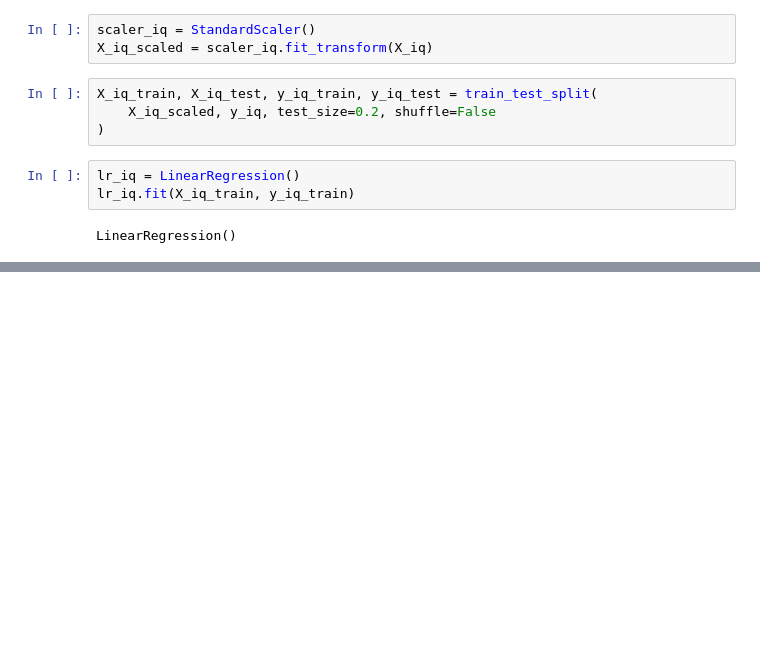
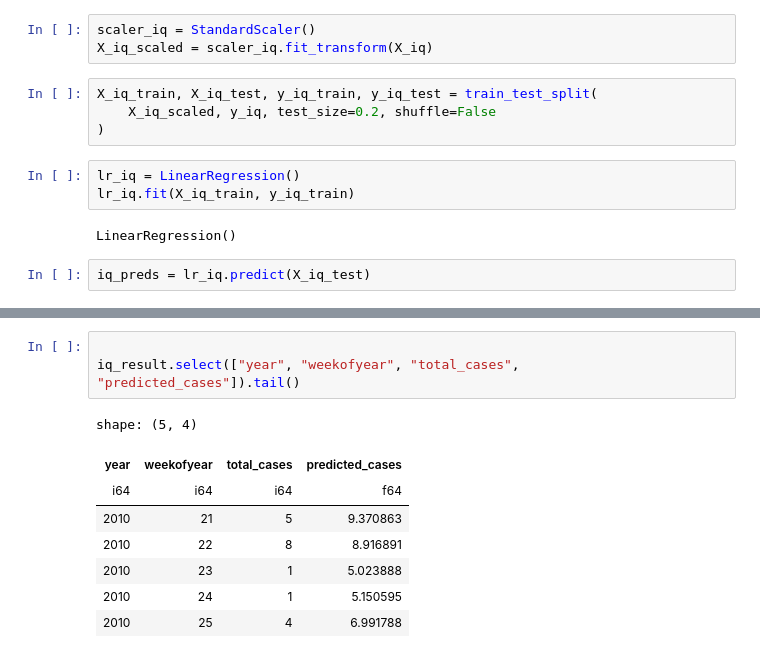
Before and after one commit to shivamnsingh/DengAi, a Jupyter notebook: code.ipynb, the cells around one changed output, grey strips where cells are left out. Cells and saved outputs as stored; diff of their text form; blank space fills up the shorter version.

```diff
--- a/code.ipynb
+++ b/code.ipynb
@@ -354,3 +354,5 @@ lr_iq = LinearRegression()
 lr_iq.fit(X_iq_train, y_iq_train)
 # %% [output]
 LinearRegression()
+# %%
+iq_preds = lr_iq.predict(X_iq_test)
@@ -356,0 +380,12 @@ LinearRegression()
+# %%
+
+iq_result.select(["year", "weekofyear", "total_cases", "predicted_cases"]).tail()
+# %% [output]
+shape: (5, 4)
+| year | weekofyear | total_cases | predicted_cases |
+| i64 | i64 | i64 | f64 |
+| 2010 | 21 | 5 | 9.370863 |
+| 2010 | 22 | 8 | 8.916891 |
+| 2010 | 23 | 1 | 5.023888 |
+| 2010 | 24 | 1 | 5.150595 |
+| 2010 | 25 | 4 | 6.991788 |
```
Also changed, not shown: parts of 2 cells of this notebook.
